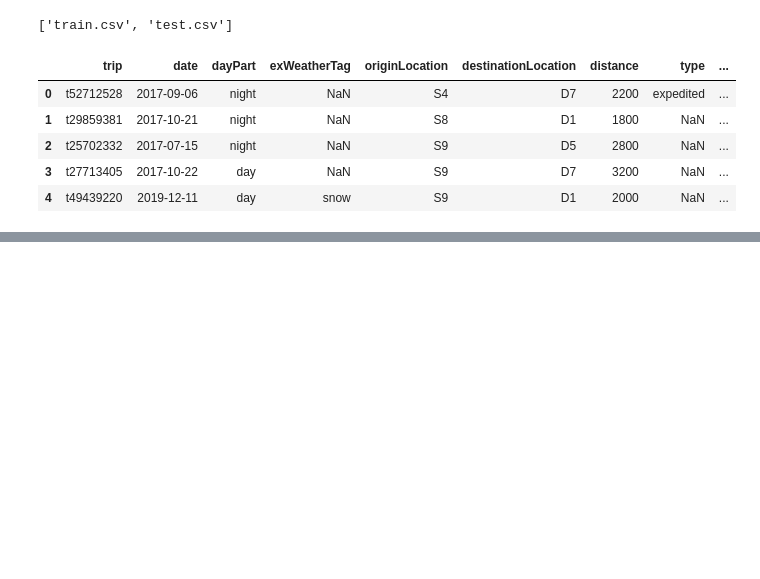
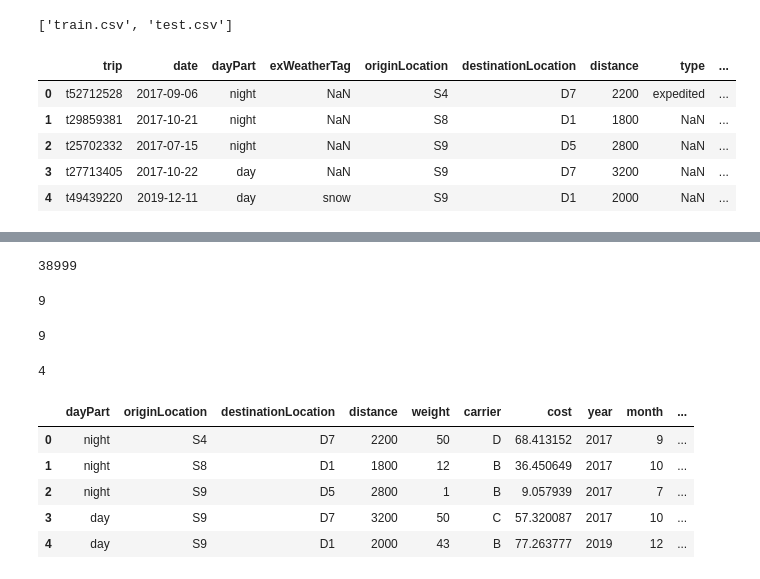
Before and after one commit to lalitha-sahitya/Predicting-Charges, a Jupyter notebook: costprediction.ipynb, the cells around one changed output, grey strips where cells are left out. Drawn from its saved outputs; the diff is of its cells as text; code cells hidden in the pictures; blank space fills up the shorter version.

```diff
--- a/costprediction.ipynb
+++ b/costprediction.ipynb
@@ -52,0 +110,4 @@ data.head()
+# %%
+data.trip.nunique()
+# %% [output]
+38999
@@ -52,0 +117,12 @@ data.head()
+# %%
+data.originLocation.nunique()
+# %% [output]
+9
+# %%
+data.destinationLocation.nunique()
+# %% [output]
+9
+# %%
+data.carrier.nunique()
+# %% [output]
+4
@@ -52,0 +141,9 @@ data.head()
+# %%
+data.head()
+# %% [output]
+|  | dayPart | originLocation | destinationLocation | distance | weight | carrier | cost | year | month | ... |
+| 0 | night | S4 | D7 | 2200 | 50 | D | 68.413152 | 2017 | 9 | ... |
+| 1 | night | S8 | D1 | 1800 | 12 | B | 36.450649 | 2017 | 10 | ... |
+| 2 | night | S9 | D5 | 2800 | 1 | B | 9.057939 | 2017 | 7 | ... |
+| 3 | day | S9 | D7 | 3200 | 50 | C | 57.320087 | 2017 | 10 | ... |
+| 4 | day | S9 | D1 | 2000 | 43 | B | 77.263777 | 2019 | 12 | ... |
```
Also changed, not shown: parts of 44 cells of this notebook.
